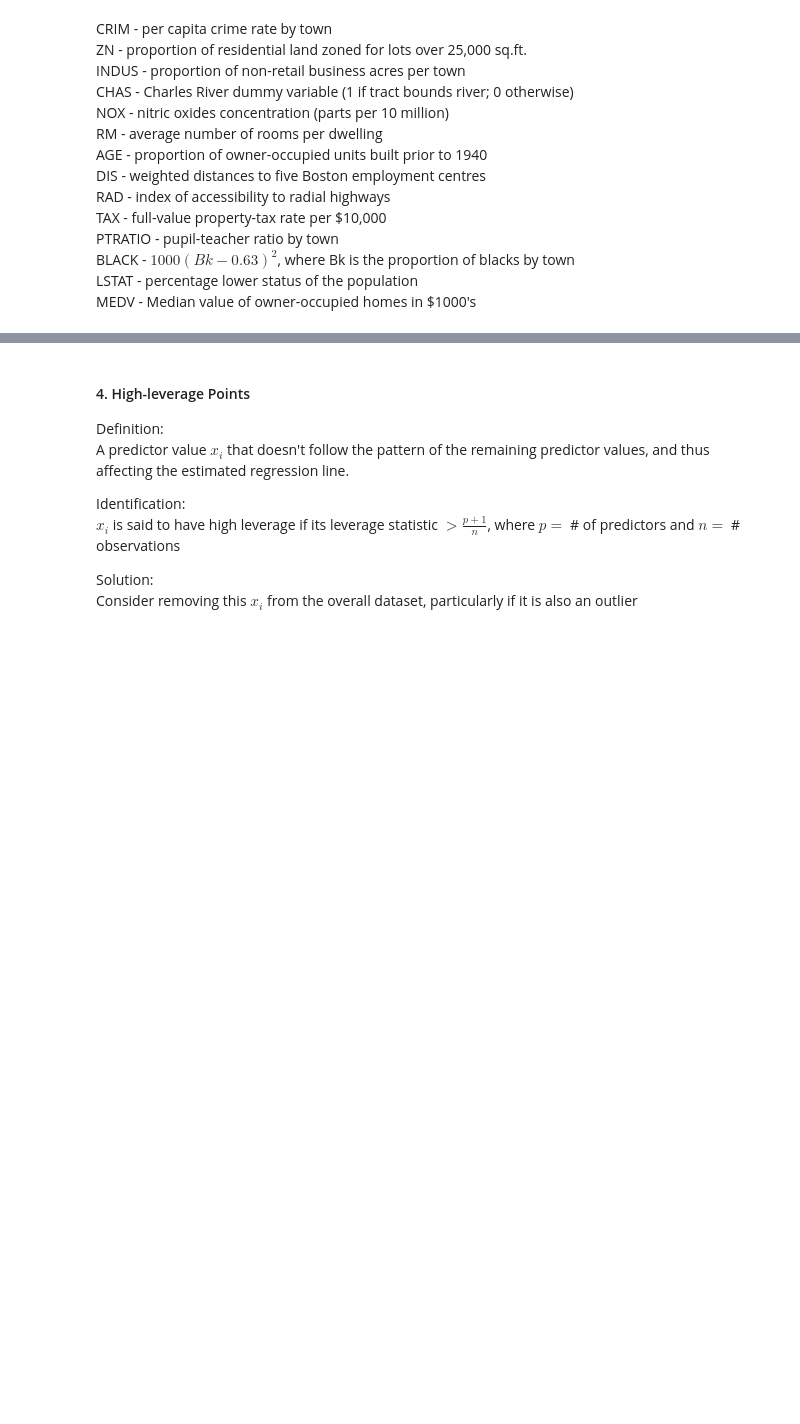
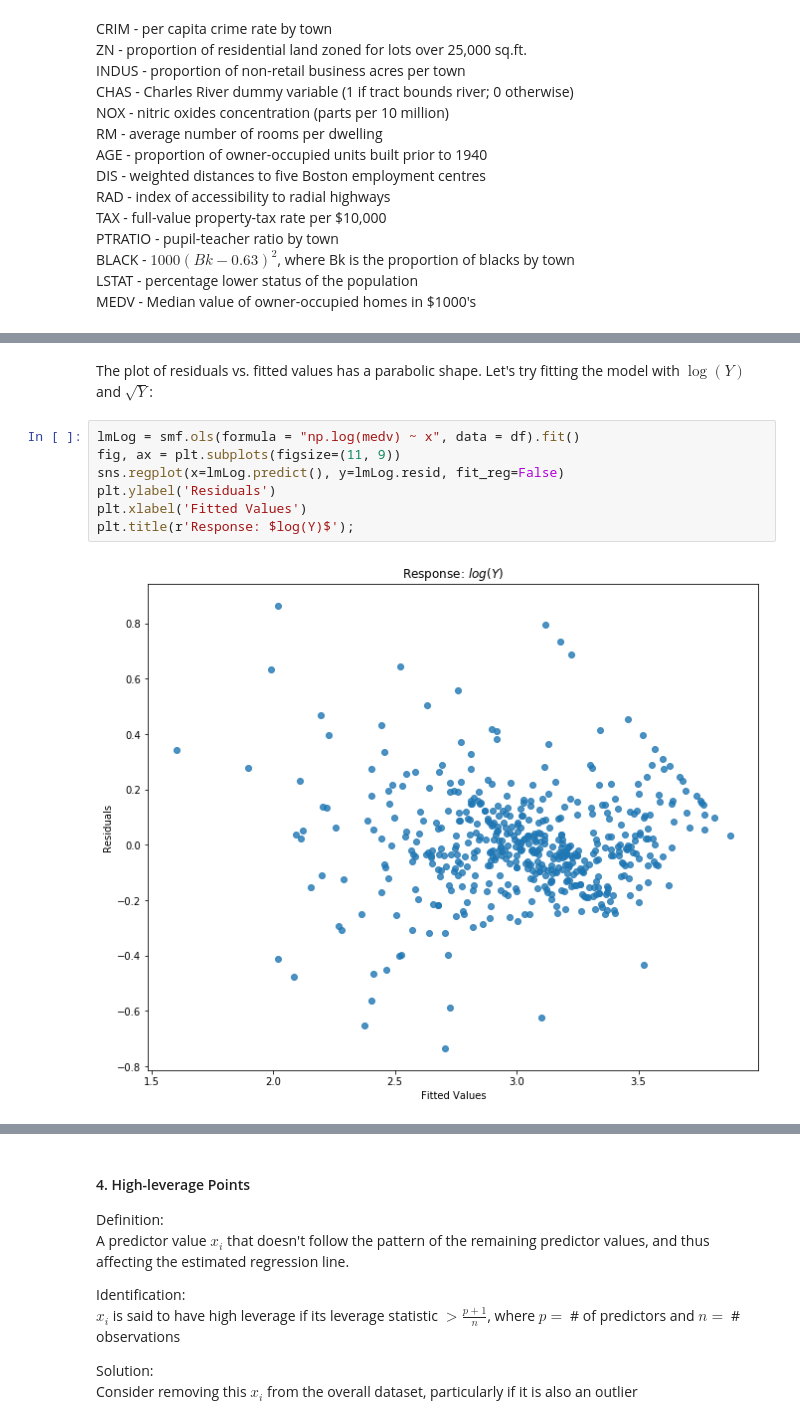
Before and after one commit to dsnair/ISLR, a Jupyter notebook: labs/chapter3/multiple_linear_regression.ipynb, the cells around one changed output, grey strips where cells are left out. Drawn from its saved outputs; the diff is of its cells as text; blank space fills up the shorter version.

```diff
--- a/labs/chapter3/multiple_linear_regression.ipynb
+++ b/labs/chapter3/multiple_linear_regression.ipynb
@@ -76,0 +115,11 @@ df.describe()
+# %% [markdown]
+The plot of residuals vs. fitted values has a parabolic shape. Let's try fitting the model with $\log(Y)$ and $\sqrt{Y}$:
+# %%
+lmLog = smf.ols(formula = "np.log(medv) ~ x", data = df).fit()
+fig, ax = plt.subplots(figsize=(11, 9))
+sns.regplot(x=lmLog.predict(), y=lmLog.resid, fit_reg=False)
+plt.ylabel('Residuals')
+plt.xlabel('Fitted Values')
+plt.title(r'Response: $log(Y)$');
+# %% [output]
+[figure, added]
```
Also changed, not shown: parts of 12 cells of this notebook, 3 other files.
